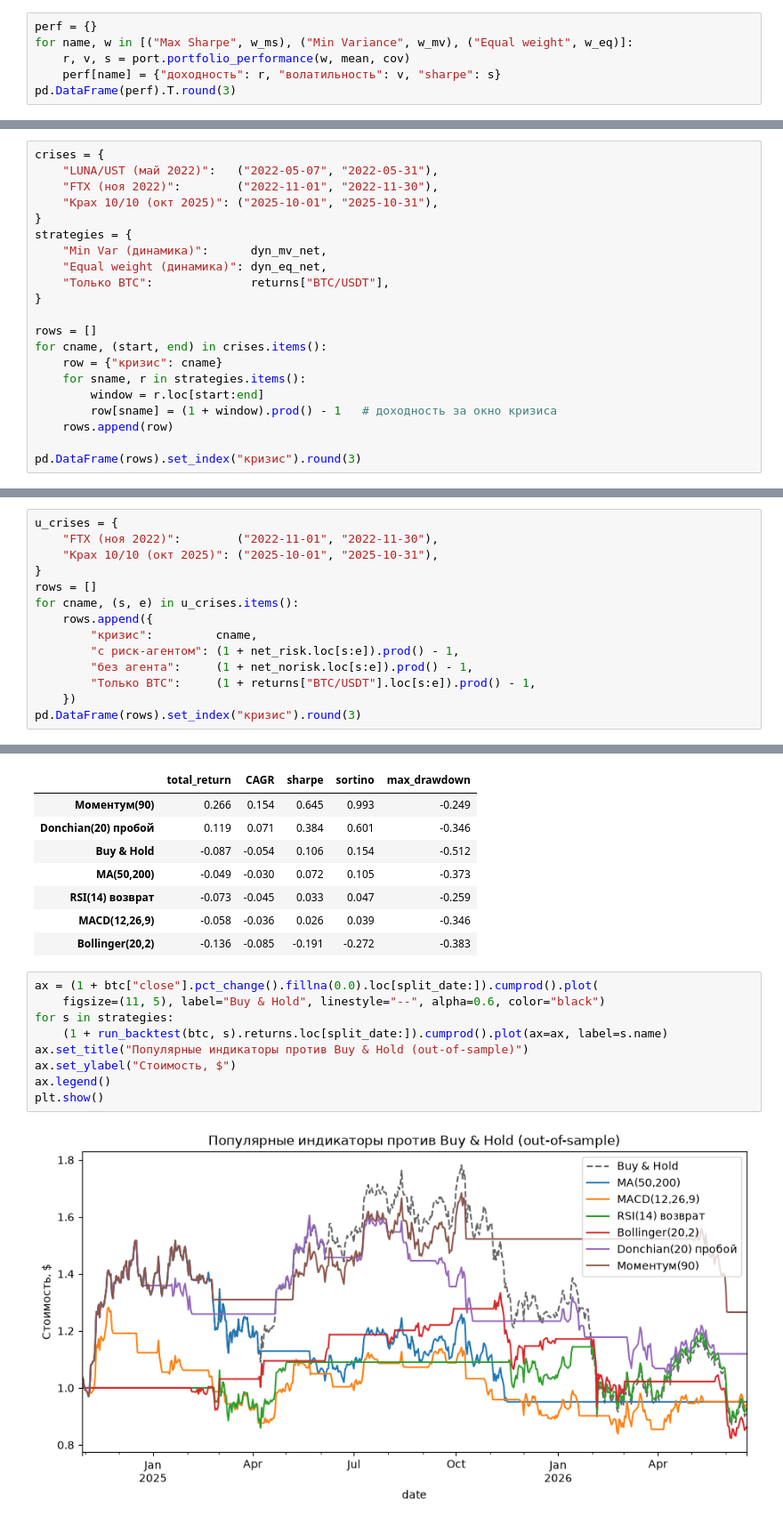
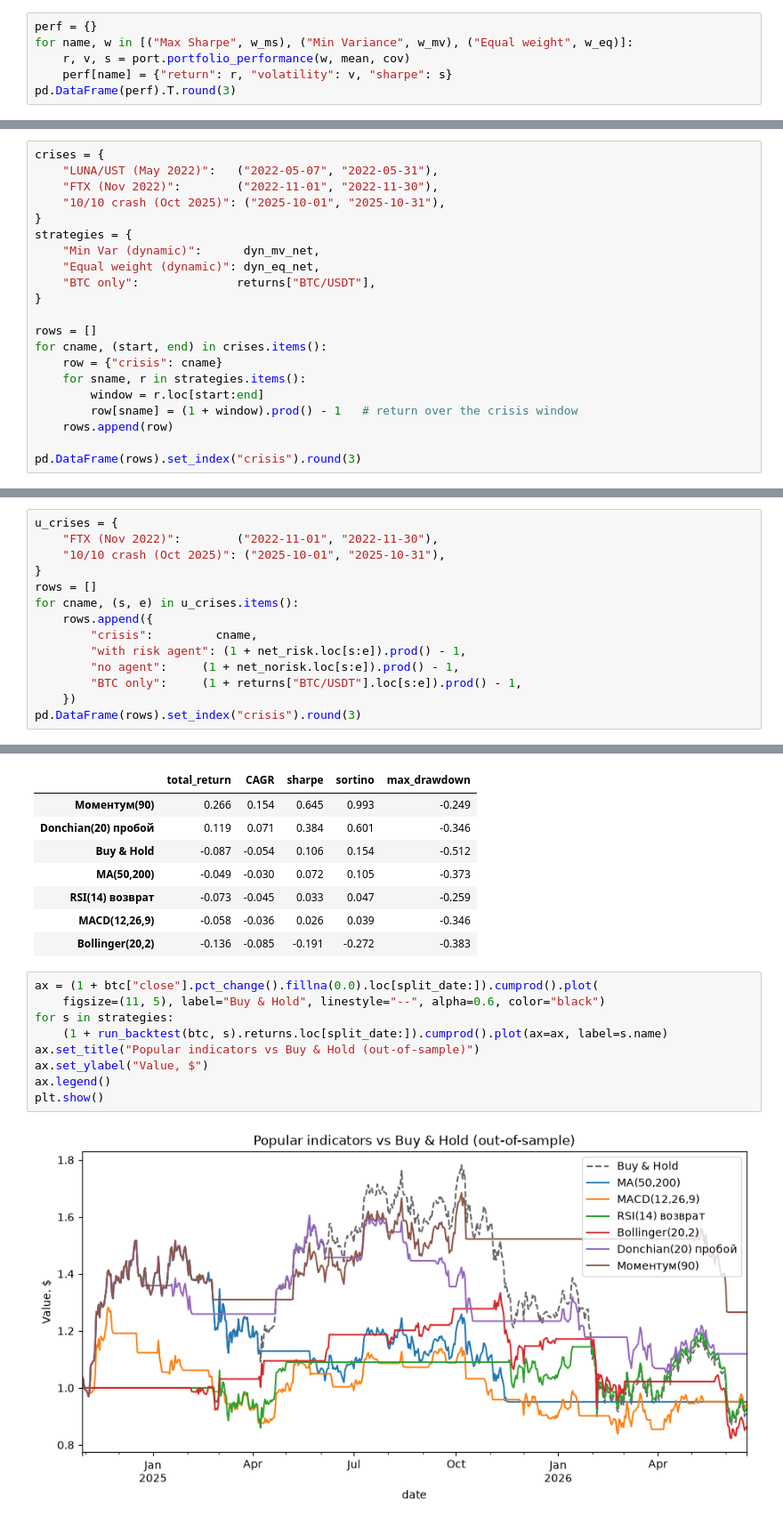
Before and after one commit to justgambleit/AI-crypto-hedge-fund, a Jupyter notebook: notebook.ipynb, the cells around one changed output, grey strips where cells are left out. Shown at 89% size. Saved outputs shown, nothing was run; the diff lists cells and outputs as text.

```diff
--- a/notebook.ipynb
+++ b/notebook.ipynb
@@ -335,6 +335,6 @@ weights.round(3)
 perf = {}
 for name, w in [("Max Sharpe", w_ms), ("Min Variance", w_mv), ("Equal weight", w_eq)]:
     r, v, s = port.portfolio_performance(w, mean, cov)
-    perf[name] = {"доходность": r, "волатильность": v, "sharpe": s}
+    perf[name] = {"return": r, "volatility": v, "sharpe": s}
 pd.DataFrame(perf).T.round(3)
 # %% [output]
@@ -482,22 +482,22 @@ pd.DataFrame(freq_rows).set_index("ребаланс_раз_в_дней").round(3
 # %%
 crises = {
-    "LUNA/UST (май 2022)":   ("2022-05-07", "2022-05-31"),
-    "FTX (ноя 2022)":        ("2022-11-01", "2022-11-30"),
-    "Крах 10/10 (окт 2025)": ("2025-10-01", "2025-10-31"),
+    "LUNA/UST (May 2022)":   ("2022-05-07", "2022-05-31"),
+    "FTX (Nov 2022)":        ("2022-11-01", "2022-11-30"),
+    "10/10 crash (Oct 2025)": ("2025-10-01", "2025-10-31"),
 }
 strategies = {
-    "Min Var (динамика)":      dyn_mv_net,
-    "Equal weight (динамика)": dyn_eq_net,
-    "Только BTC":              returns["BTC/USDT"],
+    "Min Var (dynamic)":      dyn_mv_net,
+    "Equal weight (dynamic)": dyn_eq_net,
+    "BTC only":              returns["BTC/USDT"],
 }
 
 rows = []
 for cname, (start, end) in crises.items():
-    row = {"кризис": cname}
+    row = {"crisis": cname}
     for sname, r in strategies.items():
         window = r.loc[start:end]
-        row[sname] = (1 + window).prod() - 1   # доходность за окно кризиса
+        row[sname] = (1 + window).prod() - 1   # return over the crisis window
     rows.append(row)
 
-pd.DataFrame(rows).set_index("кризис").round(3)
+pd.DataFrame(rows).set_index("crisis").round(3)
 # %% [output]
@@ -599,15 +599,15 @@ plt.show()
 # %%
 u_crises = {
-    "FTX (ноя 2022)":        ("2022-11-01", "2022-11-30"),
-    "Крах 10/10 (окт 2025)": ("2025-10-01", "2025-10-31"),
+    "FTX (Nov 2022)":        ("2022-11-01", "2022-11-30"),
+    "10/10 crash (Oct 2025)": ("2025-10-01", "2025-10-31"),
 }
 rows = []
 for cname, (s, e) in u_crises.items():
     rows.append({
-        "кризис":         cname,
-        "с риск-агентом": (1 + net_risk.loc[s:e]).prod() - 1,
-        "без агента":     (1 + net_norisk.loc[s:e]).prod() - 1,
-        "Только BTC":     (1 + returns["BTC/USDT"].loc[s:e]).prod() - 1,
+        "crisis":         cname,
+        "with risk agent": (1 + net_risk.loc[s:e]).prod() - 1,
+        "no agent":     (1 + net_norisk.loc[s:e]).prod() - 1,
+        "BTC only":     (1 + returns["BTC/USDT"].loc[s:e]).prod() - 1,
     })
-pd.DataFrame(rows).set_index("кризис").round(3)
+pd.DataFrame(rows).set_index("crisis").round(3)
 # %% [output]
@@ -724,12 +724,12 @@ pd.DataFrame(comp).T.round(3).sort_values("sharpe", ascending=False)
 # %%
 ax = (1 + btc["close"].pct_change().fillna(0.0).loc[split_date:]).cumprod().plot(
     figsize=(11, 5), label="Buy & Hold", linestyle="--", alpha=0.6, color="black")
 for s in strategies:
     (1 + run_backtest(btc, s).returns.loc[split_date:]).cumprod().plot(ax=ax, label=s.name)
-ax.set_title("Популярные индикаторы против Buy & Hold (out-of-sample)")
-ax.set_ylabel("Стоимость, $")
+ax.set_title("Popular indicators vs Buy & Hold (out-of-sample)")
+ax.set_ylabel("Value, $")
 ax.legend()
 plt.show()
 # %% [output]
-[figure, old version]
+[figure, new version]
 # %% [markdown]
```
Also changed, not shown: parts of 67 cells of this notebook.
